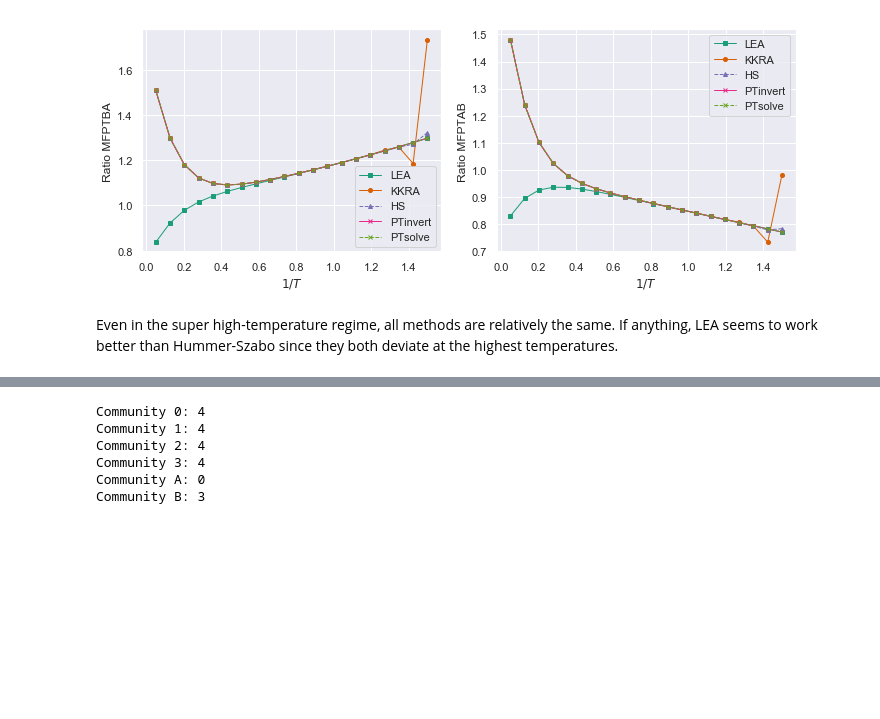
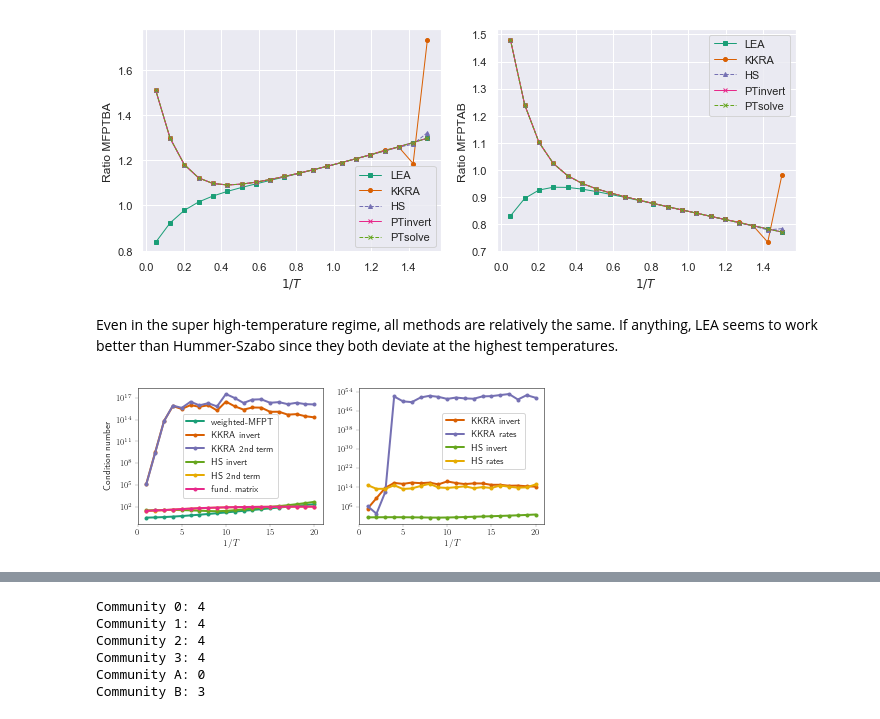
Before and after one commit to tomswinburne/PyGT, a Jupyter notebook: Hummer-Szabo_DTMC.ipynb, the cells around one changed output, grey strips where cells are left out. Saved outputs shown, nothing was run; the diff lists cells and outputs as text; code cells hidden in the pictures; blank space fills up the shorter version.

```diff
--- a/Hummer-Szabo_DTMC.ipynb
+++ b/Hummer-Szabo_DTMC.ipynb
@@ -743,3 +830,27 @@ Even in the super high-temperature regime, all methods are relatively the same.
+# %%
+fig, (ax, ax2) = plt.subplots(1, 2, figsize=(textwidth, textwidth/2.5))
+colors = sns.color_palette("Dark2", 6)
+ax.plot(invtemps, cond_weighted_MFPT, 'o-', markersize=3, color=colors[0], label='weighted-MFPT')
+ax.plot(invtemps, cond_KKRA, 'o-', markersize=3, color=colors[1], label='KKRA invert')
+ax.plot(invtemps, cond_Rkkra_2ndterm, 'o-', markersize=3, color=colors[2], label='KKRA 2nd term')
+ax.plot(invtemps, cond_HS, 'o-', markersize=3, color=colors[4], label='HS invert')
+ax.plot(invtemps, cond_Rhs_2ndterm, 'o-', markersize=3, color=colors[5], label='HS 2nd term')
+ax.plot(invtemps, cond_fund_mat, 'o-', markersize=3, color=colors[3], label='fund. matrix')
+ax.legend()
+ax.set_xlabel(r"$1/T$")
+ax.set_ylabel("Condition number")
+ax.set_yscale('log')
+ax2.plot(invtemps, cond_KKRA, 'o-', markersize=3, color=colors[1], label='KKRA invert')
+ax2.plot(invtemps, cond_Rkkra, 'o-', markersize=3, color=colors[2], label='KKRA rates')
+ax2.plot(invtemps, cond_HS, 'o-', markersize=3, color=colors[4], label='HS invert')
+ax2.plot(invtemps, cond_Rhs, 'o-', markersize=3, color=colors[5], label='HS rates')
+ax2.legend(loc=(0.45, 0.4))
+ax2.set_xlabel(r"$1/T$")
+ax2.set_yscale('log')
+fig.tight_layout()
+plt.savefig('plots/condition_numbers_16state.pdf')
+# %% [output]
+[figure, added]
 # %% [markdown]
 ## Asymmetric 16-state chain
 
```
Also changed, not shown: parts of 13 cells of this notebook, 7 other files.
